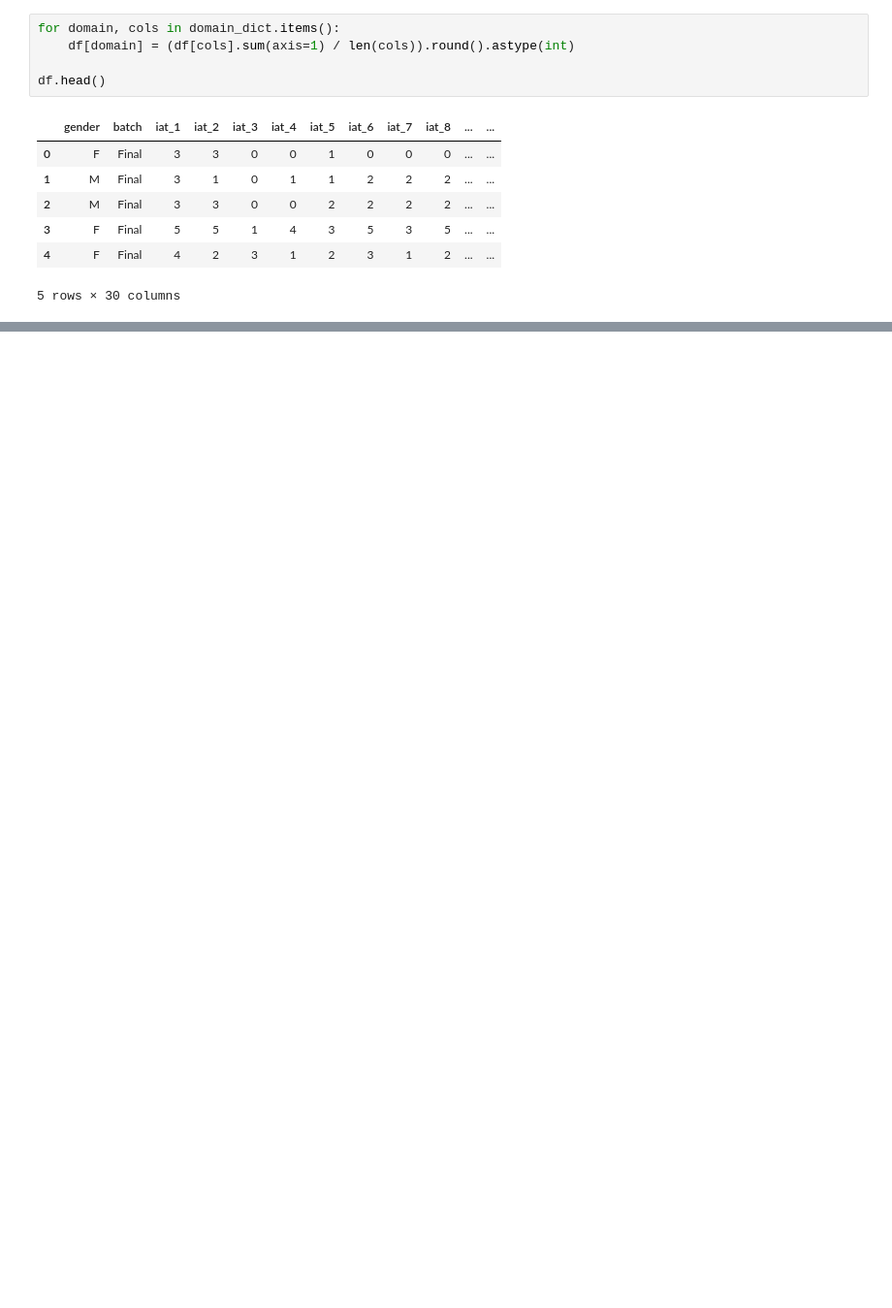
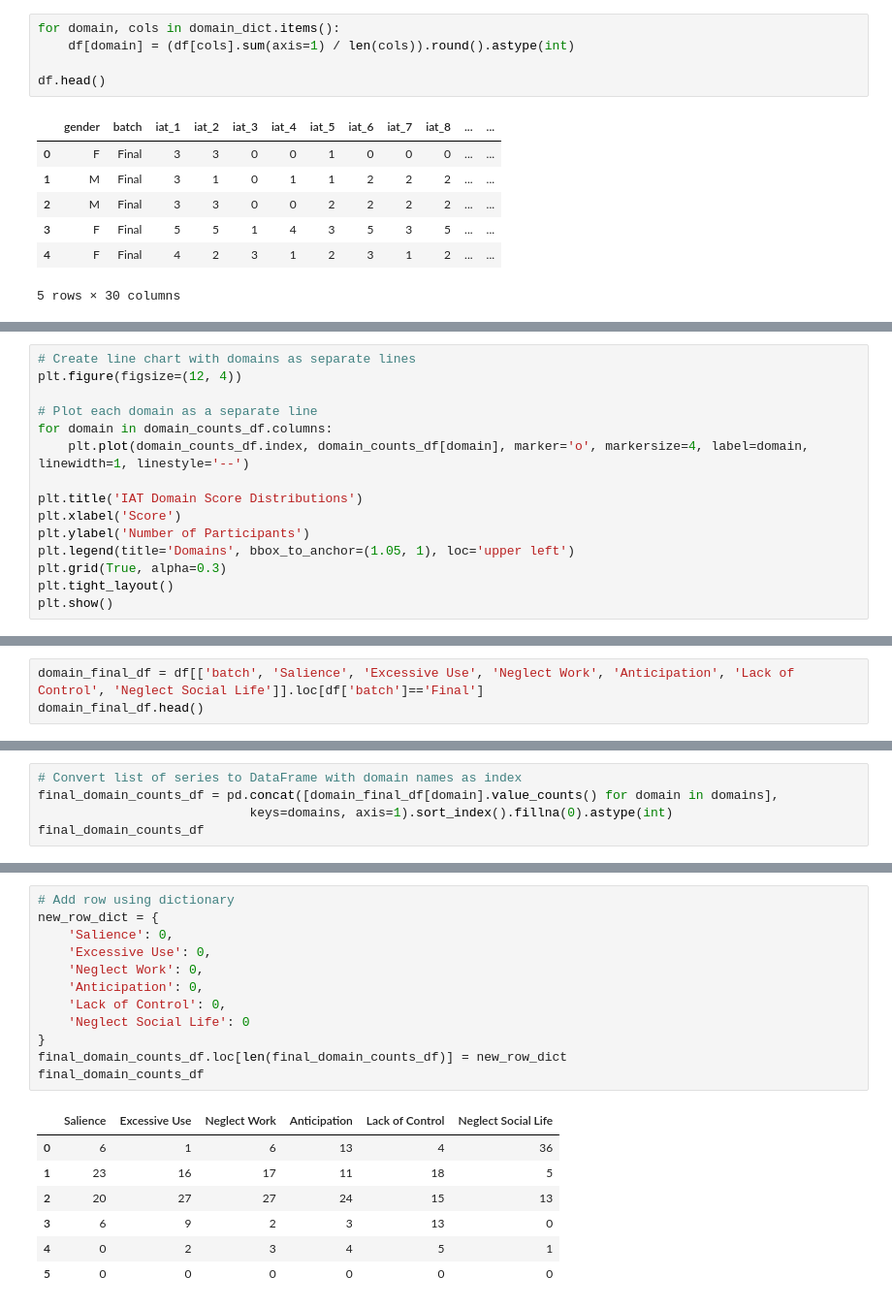
Before and after one commit to akankshazc/sts_iad, a Jupyter notebook: 3_iat.ipynb, the cells around one changed output, grey strips where cells are left out. Shown at 97% size. Cells and saved outputs as stored; diff of their text form; blank space fills up the shorter version.

```diff
--- a/3_iat.ipynb
+++ b/3_iat.ipynb
@@ -215,0 +238,15 @@ label_dict = {}
+# %%
+# Create line chart with domains as separate lines
+plt.figure(figsize=(12, 4))
+
+# Plot each domain as a separate line
+for domain in domain_counts_df.columns:
+    plt.plot(domain_counts_df.index, domain_counts_df[domain], marker='o', markersize=4, label=domain, linewidth=1, linestyle='--')
+
+plt.title('IAT Domain Score Distributions')
+plt.xlabel('Score')
+plt.ylabel('Number of Participants')
+plt.legend(title='Domains', bbox_to_anchor=(1.05, 1), loc='upper left')
+plt.grid(True, alpha=0.3)
+plt.tight_layout()
+plt.show()
@@ -215,0 +263,3 @@ label_dict = {}
+# %%
+domain_final_df = df[['batch', 'Salience', 'Excessive Use', 'Neglect Work', 'Anticipation', 'Lack of Control', 'Neglect Social Life']].loc[df['batch']=='Final']
+domain_final_df.head()
@@ -215,0 +283,5 @@ label_dict = {}
+# %%
+# Convert list of series to DataFrame with domain names as index
+final_domain_counts_df = pd.concat([domain_final_df[domain].value_counts() for domain in domains],
+                            keys=domains, axis=1).sort_index().fillna(0).astype(int)
+final_domain_counts_df
@@ -215,0 +295,20 @@ label_dict = {}
+# %%
+# Add row using dictionary
+new_row_dict = {
+    'Salience': 0,
+    'Excessive Use': 0,
+    'Neglect Work': 0,
+    'Anticipation': 0,
+    'Lack of Control': 0,
+    'Neglect Social Life': 0
+}
+final_domain_counts_df.loc[len(final_domain_counts_df)] = new_row_dict
+final_domain_counts_df
+# %% [output]
+|  | Salience | Excessive Use | Neglect Work | Anticipation | Lack of Control | Neglect Social Life |
+| 0 | 6 | 1 | 6 | 13 | 4 | 36 |
+| 1 | 23 | 16 | 17 | 11 | 18 | 5 |
+| 2 | 20 | 27 | 27 | 24 | 15 | 13 |
+| 3 | 6 | 9 | 2 | 3 | 13 | 0 |
+| 4 | 0 | 2 | 3 | 4 | 5 | 1 |
+| 5 | 0 | 0 | 0 | 0 | 0 | 0 |
```
Also changed, not shown: parts of 19 cells of this notebook.
